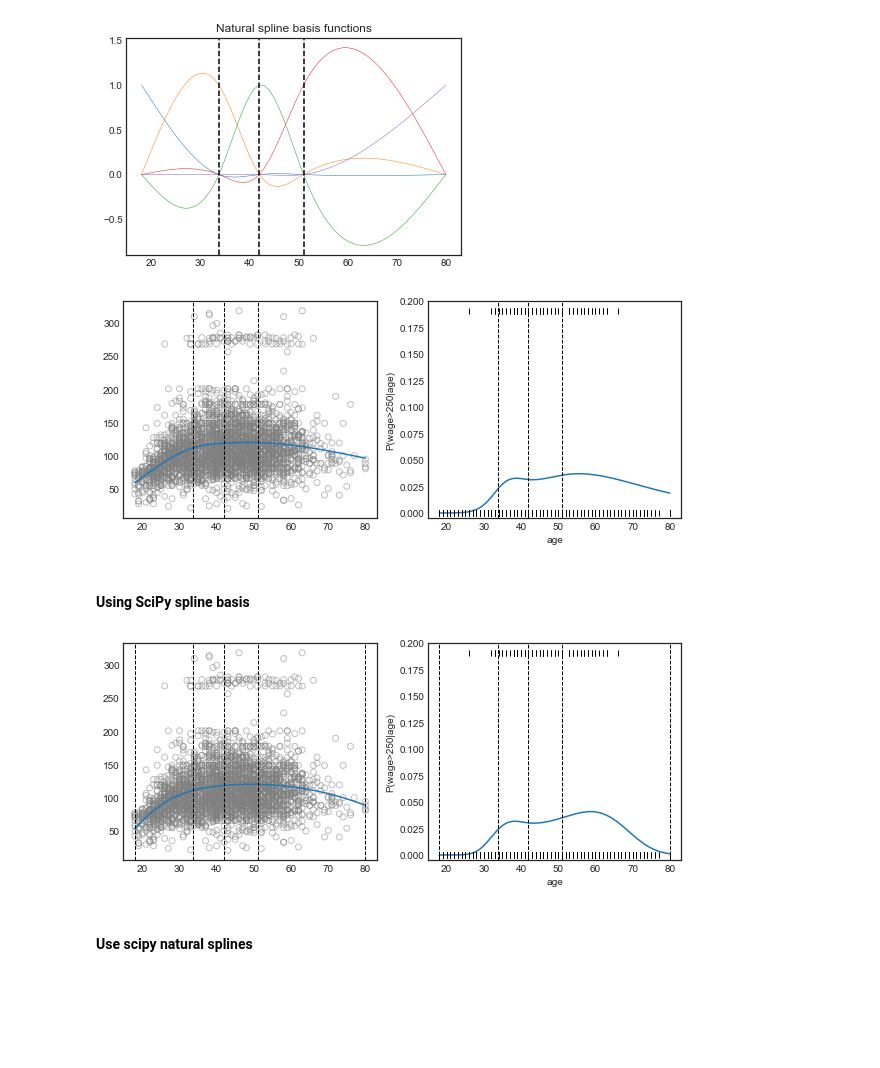
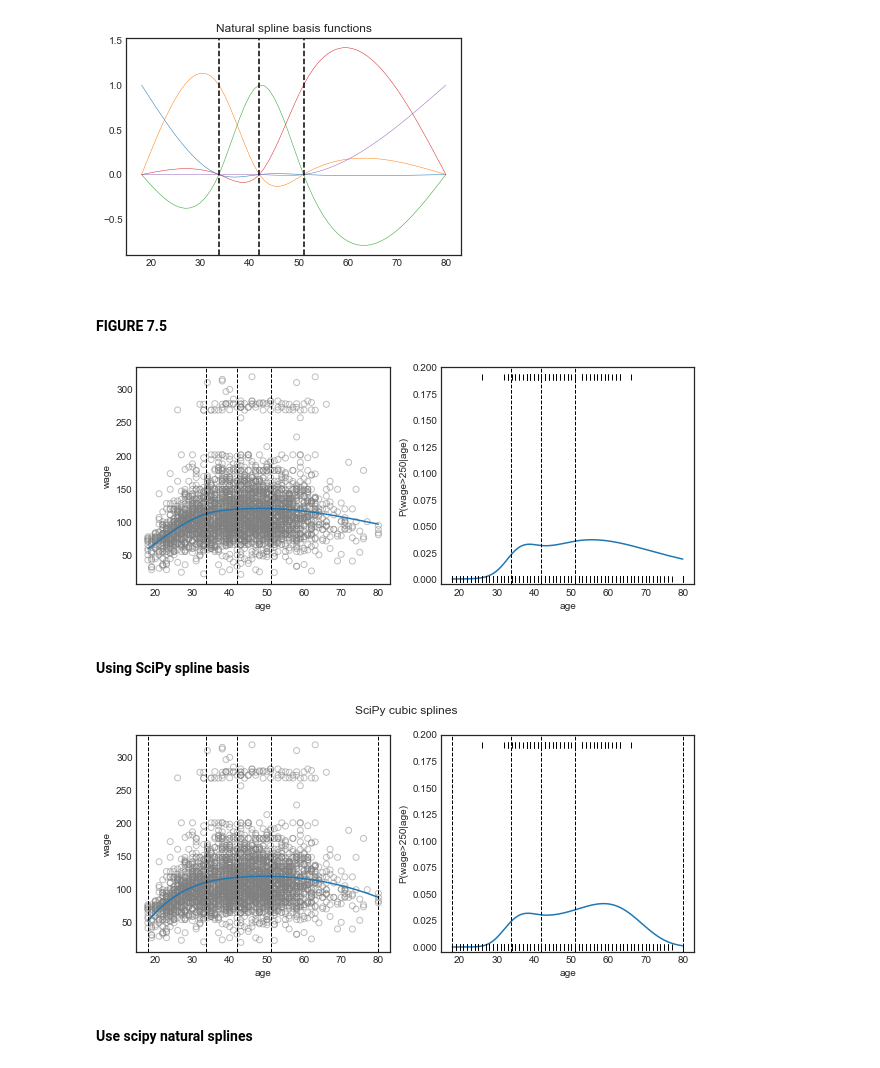
Before and after one commit to pedvide/ISLR_Python, a Jupyter notebook: Chapter7_Moving_Beyond_Linearity.ipynb, the cells around one changed output. Cells and saved outputs as stored; diff of their text form; code cells hidden in the pictures; blank space fills up the shorter version.

Commit message:
reformat some text and improve plots

```diff
--- a/Chapter7_Moving_Beyond_Linearity.ipynb
+++ b/Chapter7_Moving_Beyond_Linearity.ipynb
@@ -235,6 +232,8 @@ X = df_wage['age'].values.reshape(-1, 1)
 y = df_wage['wage']
 knots = np.percentile(X, [25, 50, 75])
 patsy_features = PatsySplineFeatures(knots)
+# %% [markdown]
+#### FIGURE 7.5
 # %%
 fig, (ax1, ax2) = plt.subplots(1, 2, figsize=(10,4))
 
@@ -247,6 +246,8 @@ y_pred_linear = linear_model.predict(age_range)
 
 ax1.scatter(df_wage.age, df_wage.wage, facecolors='None', edgecolors='grey', alpha=.5)
 ax1.plot(age_range, y_pred_linear)
+ax1.set_xlabel('age')
+ax1.set_ylabel('wage')
 
 # probability of wage > 250 given age
 y_log = (df_wage['wage'].values > 250).astype(int)
@@ -265,6 +266,6 @@ for ax in (ax1, ax2):
     for knot in knots:
         ax.axvline(knot, ls='--', color='k', linewidth=1)
 # %% [output]
-[figure, old version]
+[figure, new version]
 # %% [markdown]
 #### Using SciPy spline basis
@@ -278,35 +279,38 @@ knots = np.percentile(X, [0, 25, 50, 75, 100])
 bspline_features = BSplineFeatures(knots, degree=3)
 # %%
 fig, (ax1, ax2) = plt.subplots(1, 2, figsize=(10,4))
+fig.suptitle('SciPy cubic splines')
 
 age_range = np.linspace(df_wage.age.min(), df_wage.age.max(), 1000).reshape((-1, 1))
 
 # linear regression
 linear_model = make_pipeline(bspline_features, skl_lm.LinearRegression())
 linear_model.fit(X, y)
 y_pred_linear = linear_model.predict(age_range)
 
 ax1.scatter(df_wage.age, df_wage.wage, facecolors='None', edgecolors='grey', alpha=.5)
 ax1.plot(age_range, y_pred_linear)
+ax1.set_xlabel('age')
+ax1.set_ylabel('wage')
 
 # probability of wage > 250 given age
 y_log = (df_wage['wage'].values > 250).astype(int)
 log_model = make_pipeline(bspline_features, skl_lm.LogisticRegression(C=1e10))
 log_model.fit(X, y_log)
 y_pred_log = log_model.predict_proba(age_range)[:, 1]
 
 ax2.plot(age_range, y_pred_log)
 ax2.set_ylim(ymin=-0.005, ymax=0.2)
 # rug plot
 ax2.plot(df_wage.age, y_log*0.19, '|', color='k')
 ax2.set_xlabel('age')
 ax2.set_ylabel('P(wage>250|age)')
 
 for ax in (ax1, ax2):
     for knot in knots:
         ax.axvline(knot, ls='--', color='k', linewidth=1)
 # %% [output]
-[figure, old version]
+[figure, new version]
 # %% [markdown]
 #### Use scipy natural splines
 # %%
```
Also changed, not shown: parts of 24 cells of this notebook.
